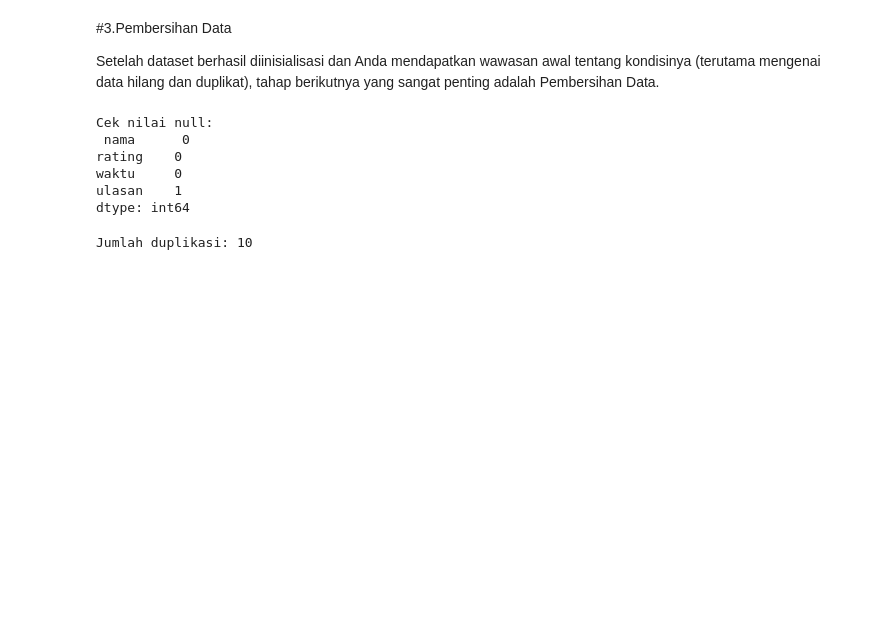
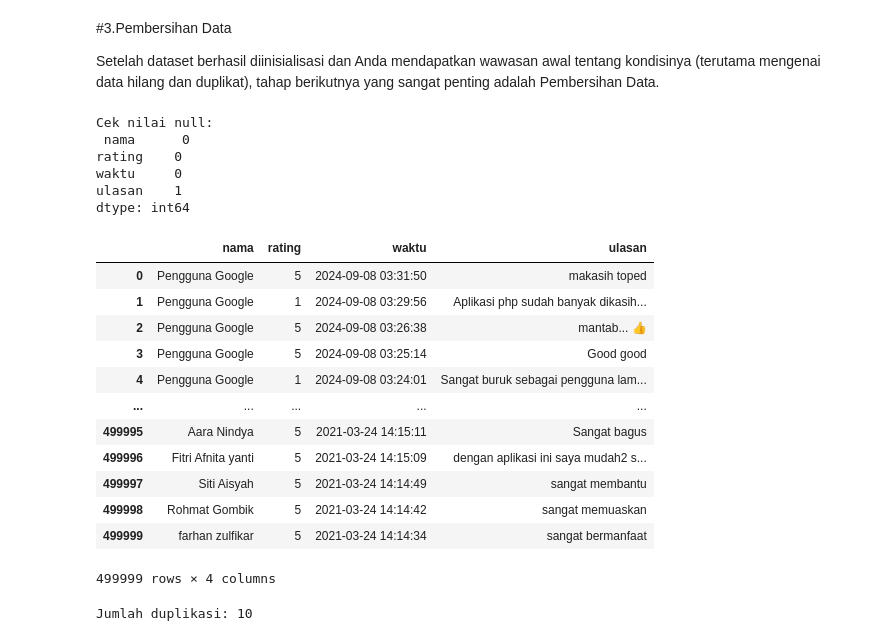
Before and after one commit to Mutasar/Proyek_Analisis_Sentimen, a Jupyter notebook: Analisa_Sentimen_Ulasan_Aplikasi_Tokopedia.ipynb, the cells around one changed output. Saved outputs shown, nothing was run; the diff lists cells and outputs as text; code cells hidden in the pictures; blank space fills up the shorter version.

```diff
--- a/Analisa_Sentimen_Ulasan_Aplikasi_Tokopedia.ipynb
+++ b/Analisa_Sentimen_Ulasan_Aplikasi_Tokopedia.ipynb
@@ -136,6 +136,22 @@ rating    0
 waktu     0
 ulasan    1
 dtype: int64
+# %%
+df.dropna()
+# %% [output]
+|  | nama | rating | waktu | ulasan |
+| 0 | Pengguna Google | 5 | 2024-09-08 03:31:50 | makasih toped |
+| 1 | Pengguna Google | 1 | 2024-09-08 03:29:56 | Aplikasi php sudah banyak dikasih... |
+| 2 | Pengguna Google | 5 | 2024-09-08 03:26:38 | mantab... 👍 |
+| 3 | Pengguna Google | 5 | 2024-09-08 03:25:14 | Good good |
+| 4 | Pengguna Google | 1 | 2024-09-08 03:24:01 | Sangat buruk sebagai pengguna lam... |
+| ... | ... | ... | ... | ... |
+| 499995 | Aara Nindya | 5 | 2021-03-24 14:15:11 | Sangat bagus |
+| 499996 | Fitri Afnita yanti | 5 | 2021-03-24 14:15:09 | dengan aplikasi ini saya mudah2 s... |
+| 499997 | Siti Aisyah | 5 | 2021-03-24 14:14:49 | sangat membantu |
+| 499998 | Rohmat Gombik | 5 | 2021-03-24 14:14:42 | sangat memuaskan |
+| 499999 | farhan zulfikar | 5 | 2021-03-24 14:14:34 | sangat bermanfaat |
+499999 rows × 4 columns
 # %%
 # Mengecek dataset menggunakan duplicated().sum()
 
```
Also changed, not shown: parts of 4 cells of this notebook.
